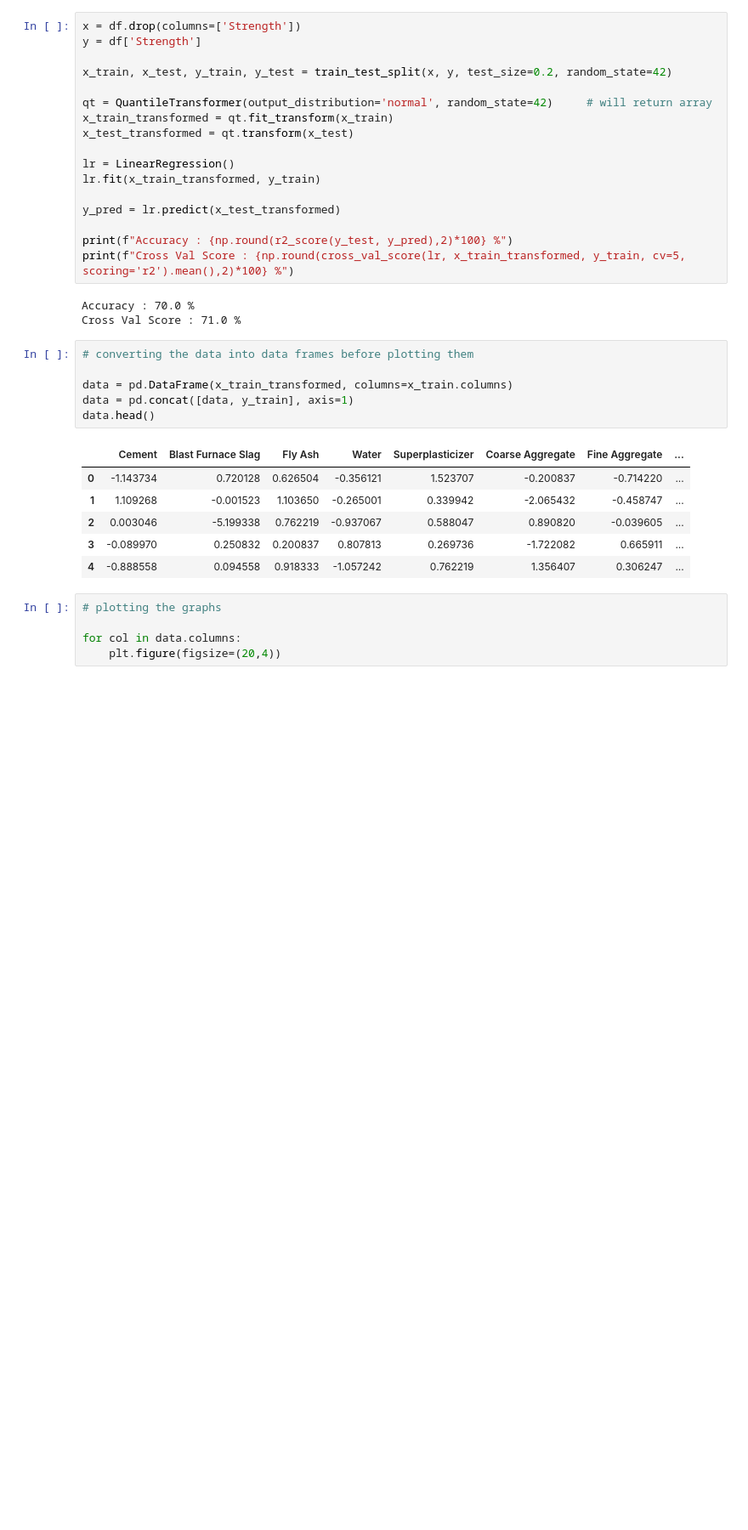
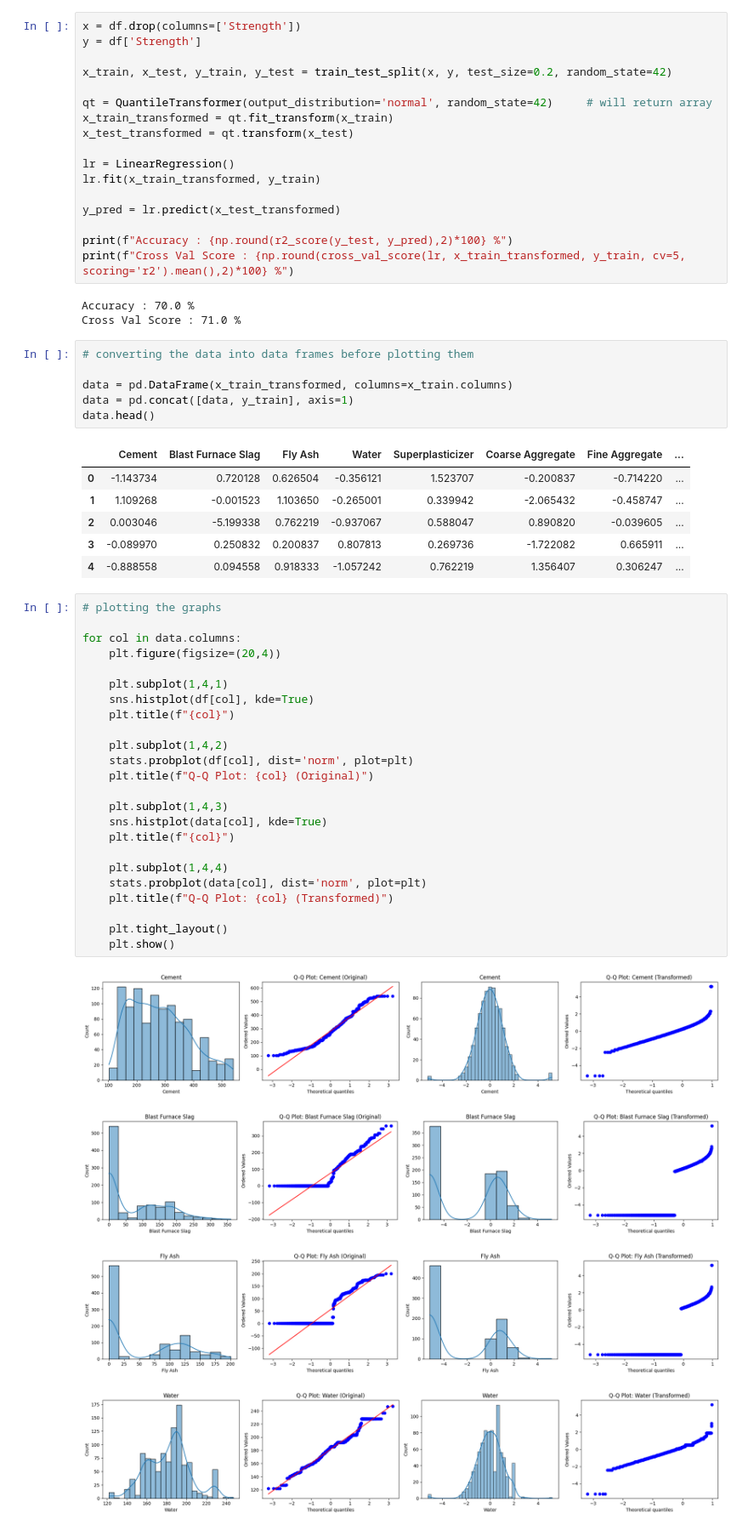
Before and after one commit to Ashura369/Python_and_Data_Science, a Jupyter notebook: 0 ML lecture/9_8 quantile transformer.ipynb, the cells around one changed output. Shown at 85% size. Drawn from its saved outputs; the diff is of its cells as text; blank space fills up the shorter version.

```diff
--- a/0 ML lecture/9_8 quantile transformer.ipynb
+++ b/0 ML lecture/9_8 quantile transformer.ipynb
@@ -177,5 +177,29 @@ data.head()
 # %%
 # plotting the graphs
 
 for col in data.columns:
     plt.figure(figsize=(20,4))
+
+    plt.subplot(1,4,1)
+    sns.histplot(df[col], kde=True)
+    plt.title(f"{col}")
+
+    plt.subplot(1,4,2)
+    stats.probplot(df[col], dist='norm', plot=plt)
+    plt.title(f"Q-Q Plot: {col} (Original)")
+
+    plt.subplot(1,4,3)
+    sns.histplot(data[col], kde=True)
+    plt.title(f"{col}")
+
+    plt.subplot(1,4,4)
+    stats.probplot(data[col], dist='norm', plot=plt)
+    plt.title(f"Q-Q Plot: {col} (Transformed)")
+
+    plt.tight_layout()
+    plt.show()
+# %% [output]
+[figure, added]
+[figure, added]
+[figure, added]
+[figure, added]
```
Also changed, not shown: parts of 3 cells of this notebook, 3 other files.
